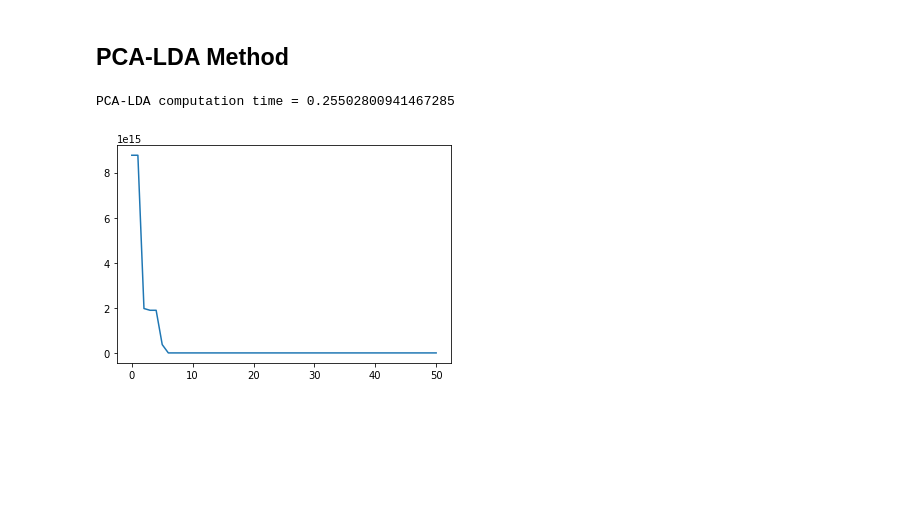
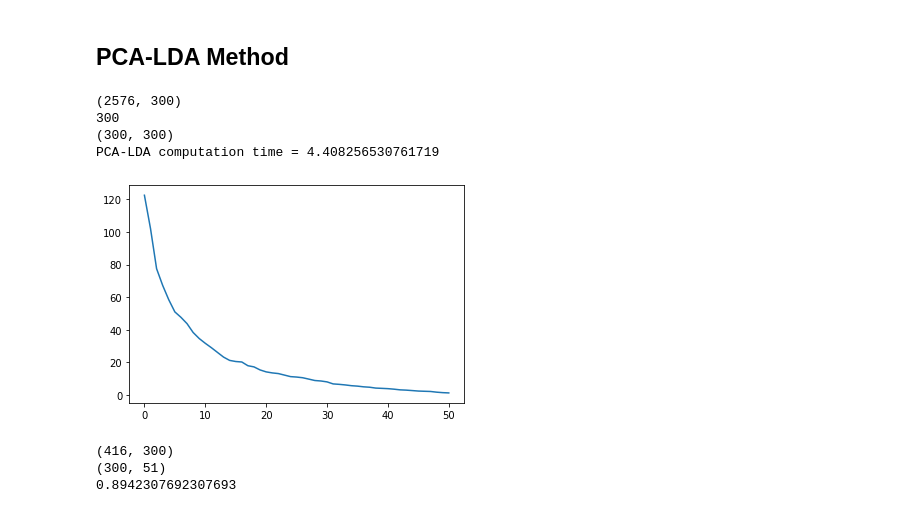
Before and after one commit to sw-programmer/Coursework1, a Jupyter notebook: CW1_Q3.ipynb, the cells around one changed output. Cells and saved outputs as stored; diff of their text form; code cells hidden in the pictures; blank space fills up the shorter version.

```diff
--- a/CW1_Q3.ipynb
+++ b/CW1_Q3.ipynb
@@ -62,6 +63,8 @@ print('X_train shape:', X_train.shape)
 print('X_test shape:', X_test.shape)
 print('y_train shape:', y_train.shape)
 print('y_test shape:', y_test.shape)
+X_test_mean = np.mean(X_test, axis = 0)
+X_train_mean = np.mean(X_train, axis = 0)
 np.unique(y_train, return_counts=True)    # 52명의 얼굴이 80%씩 고르게 train set에 들어간 모습
 # %% [output]
 X_train shape: (416, 2576)
@@ -132,6 +141,7 @@ max_num = 100
 start_num = 10
 error_list = []
 computation_time = []
+accuracy = []
 
 os.makedirs("./PCA_org", exist_ok=True)
 os.makedirs("./PCA_low_dim", exist_ok=True)
@@ -148,6 +158,8 @@ for i in range(start_num, max_num+1):
     reconst_X, X_bar, principal_vals, principal_components, comp_time = PCA(X_train, i, low_dim)
     recon_loss = np.linalg.norm((X_train - reconst_X), None)
     error_list.append(recon_loss)
+    acc, y_predd = NN((X_train - X_bar) @ principal_components, (X_test - X_test_mean) @ principal_components, [])
+    accuracy.append(acc)
     computation_time.append(comp_time)
     # To see the reconstructed images
     plt.imsave(f"{root_path}/{i}_recon.png", np.reshape(reconst_X[0,:],(46,56)).T, cmap = 'gist_gray')
@@ -159,7 +171,7 @@ else:
     PCA_name = "Low-dim PCA"
 
 x_axis = list(range(start_num, max_num+1))
-fig_recon, ax_recon = plt.subplots(2,1)
+fig_recon, ax_recon = plt.subplots(3,1)
 ax_recon[0].plot(x_axis, error_list)
 ax_recon[0].set_xlabel("number of PCA bases")
 ax_recon[0].set_ylabel("reconstruction error")
@@ -170,7 +182,12 @@ ax_recon[1].set_xlabel("number of PCA bases")
 ax_recon[1].set_ylabel("computation time")
 ax_recon[1].set_title(f"Computation time of {PCA_name}")
 
-fig_recon.tight_layout(pad=2.0)
+ax_recon[2].plot(x_axis, accuracy)
+ax_recon[2].set_xlabel("number of PCA bases")
+ax_recon[2].set_ylabel("recognition accuracy")
+ax_recon[2].set_title(f"Accuracy of {PCA_name}")
+
+fig_recon.tight_layout(pad=1.0)
 
 plt.show()
 
@@ -202,20 +219,20 @@ print(principal_components.shape)
 # %% [markdown]
 ## PCA-LDA Method
 # %%
-def LDA_decompose(X, num_pca, num_lda):
-  reconst_X, X_bar, principal_vals, principal_components, comp_time = PCA(X, num_pca, True)   # 편의상 Low_Dim
-
+def LDA(X, pc, num_lda):
   sort_indices = np.argsort(y_train)
+  undo_indices = np.argsort(sort_indices)
   y_train_sorted = y_train[sort_indices]
   X_train_sorted = X_train[sort_indices]
 
   meanlist = []
   j = 0
-  for i in range(10):
+  for i in range(52):
     mean = np.mean(X_train_sorted[j:j+8,:], axis=0)
     meanlist.append(mean)
     j = j+8
 
+  start = time.time()
   # Between class scatter matrix
   mean_global = np.mean(meanlist, axis = 0)
   meanlist_sub = np.array([(i-mean_global) for i in meanlist])
@@ -224,16 +241,21 @@ def LDA_decompose(X, num_pca, num_lda):
   # Within class scatter matrix
   within_sub = []
   j=0
-  for i in range(10):
+  for i in range(52):
     within_sub.append(np.subtract(X_train_sorted[j:j+8,:], meanlist[i]))
     j = j+8
   within_sub = np.array([(i.T @ i) for i in within_sub])
   S_with = np.sum(within_sub, axis = 0)
 
-  start = time.time()
+  if(np.linalg.matrix_rank(pc) < pc.shape[1]):
+    pc = np.unique(pc, axis=1)
+    print(f"rank of Sw is {np.linalg.matrix_rank(pc)}")
+  else:
+    pass
+
   # 1. PCA
-  S_bet_PCA = principal_components.T @ S_bet @ principal_components
-  S_with_PCA = principal_components.T @ S_with @ principal_components
+  S_bet_PCA = pc.T @ S_bet @ pc
+  S_with_PCA = pc.T @ S_with @ pc
 
   # 2. LDA
   discriminant_vals, discriminant_components = eig((np.linalg.inv(S_with_PCA) @ S_bet_PCA))
@@ -241,15 +263,22 @@ def LDA_decompose(X, num_pca, num_lda):
 
   comp_time = time.time() - start
 
-  return discriminant_components, discriminant_vals, comp_time
+  return discriminant_components, discriminant_vals, pc, comp_time
+
+
+def PCA_LDA(X, num_pca, num_lda):
+  reconst_X, X_bar, principal_vals, principal_components, comp_time = PCA(X, num_pca, True)
+  return LDA(X, principal_components, num_lda)
 # %%
-discriminant_components, discriminant_vals, comp_time = LDA_decompose(X_train, 200, 51)   # max(discriminant_components) = 416-52, max(discriminant_vals) = 52-1
-
+discriminant_components, discriminant_vals, principal_components_lda, comp_time = PCA_LDA(X_train, 300, 51)   # max(discriminant_components) = 416-52, max(discriminant_vals) = 52-1
 
 x_axis = list(range(0, 51))
 plt.plot(x_axis, discriminant_vals)
 ax_recon[0].set_title(f"Eigen value of PCA-LDA")
 print(f"PCA-LDA computation time = {comp_time}")
 # %% [output]
-PCA-LDA computation time = 0.25502800941467285
+(2576, 300)
+300
+(300, 300)
+PCA-LDA computation time = 4.408256530761719
-[figure, old version]
+[figure, new version]
@@ -271,0 +285,11 @@ print(accuracy_score(y_test, y_pred))
+# %%
+X_train_pca = (X_train - X_bar) @ principal_components_lda
+X_test_pca = (X_test - X_test_mean) @ principal_components_lda
+print(X_train_pca.shape)
+print(discriminant_components.shape)
+result, y_pred = NN(X_train_pca @ discriminant_components, X_test_pca @ discriminant_components, [])
+print(result)
+# %% [output]
+(416, 300)
+(300, 51)
+0.8942307692307693
```
Also changed, not shown: parts of 12 cells of this notebook.
